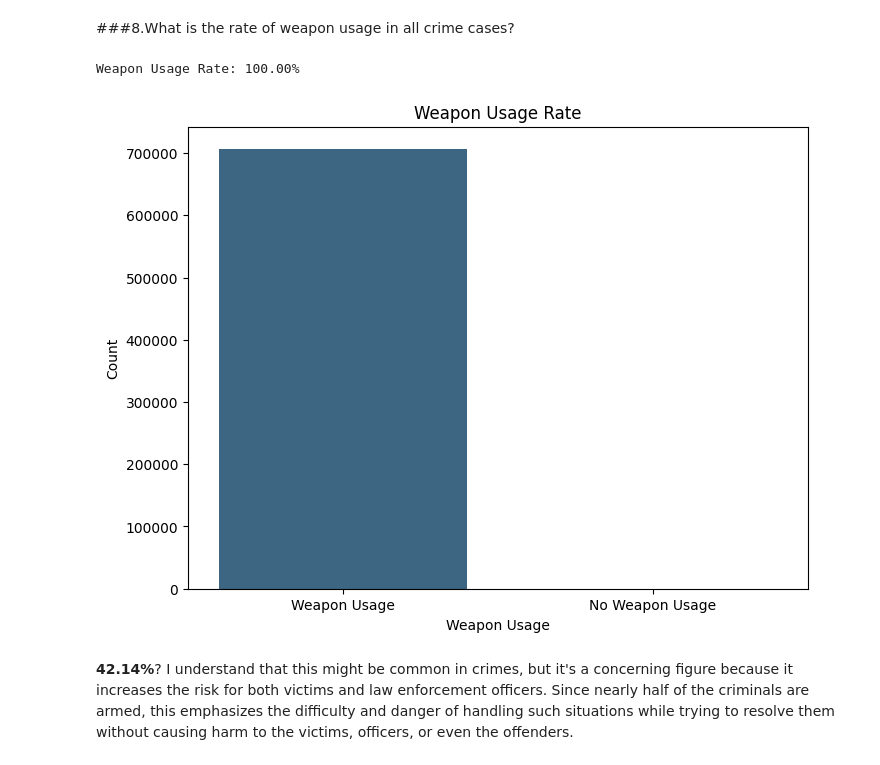
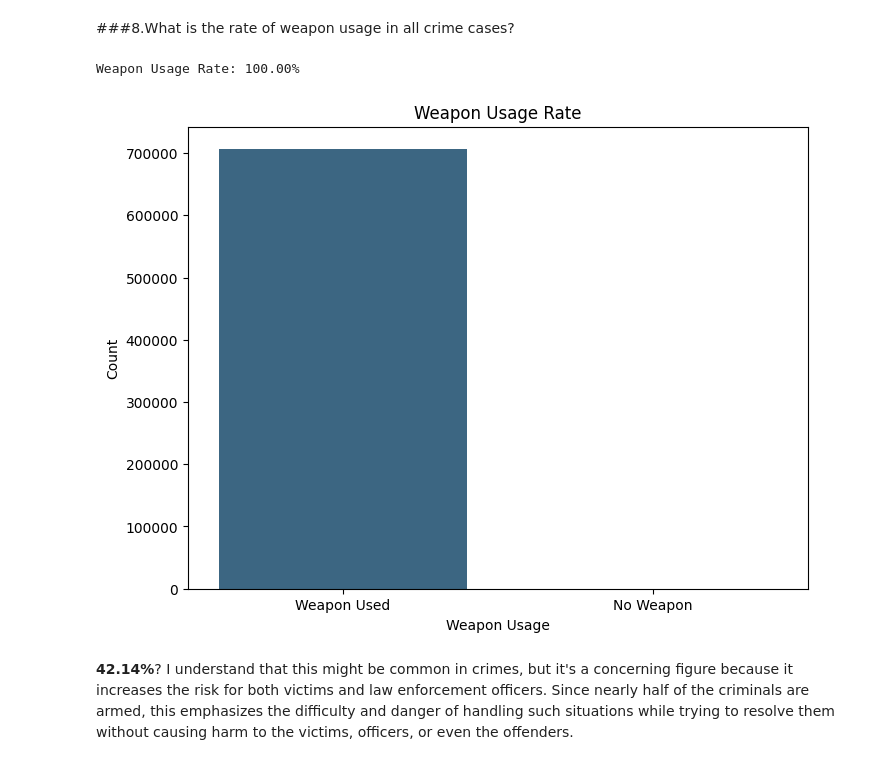
Before and after one commit to DioSurreal/Crime-Data-Analysis, a Jupyter notebook: Crime_Data_Analysis.ipynb, the cells around one changed output. Cells and saved outputs as stored; diff of their text form; code cells hidden in the pictures.

```diff
--- a/Crime_Data_Analysis.ipynb
+++ b/Crime_Data_Analysis.ipynb
@@ -646,23 +677,27 @@ From the graph, it is evident that crimes committed by juveniles represent a ver
 # %% [markdown]
 ###8.What is the rate of weapon usage in all crime cases?
 # %%
+# Count crimes involving weapons
 weapon_count = df_cleaned[df_cleaned['weapon_desc'] != 'NO WEAPON'].shape[0]
 no_weapon_count = df_cleaned[df_cleaned['weapon_desc'] == 'NO WEAPON'].shape[0]
-weapon_rate = weapon_count/df_cleaned.shape[0] * 100
 
+# Calculate weapon usage rate
+weapon_rate = weapon_count / df_cleaned.shape[0] * 100
 print(f'Weapon Usage Rate: {weapon_rate:.2f}%')
 
-df_weapon = pd.DataFrame({'weapon_usage': ['Weapon Usage','No Weapon Usage'], 'rate': [weapon_count,no_weapon_count]})
+# Create a DataFrame for visualization
+df_weapon = pd.DataFrame({'Weapon Usage': ['Weapon Used', 'No Weapon'], 'Count': [weapon_count, no_weapon_count]})
+
+# Plot weapon usage rate
 plt.figure(figsize=(8, 6))
-sns.barplot(x='weapon_usage', y='rate',data= df_weapon, palette='viridis')
+sns.barplot(x='Weapon Usage', y='Count', data=df_weapon, palette='viridis')
 plt.xlabel('Weapon Usage')
 plt.ylabel('Count')
-
 plt.title('Weapon Usage Rate')
 plt.show()
 # %% [output]
 Weapon Usage Rate: 100.00%
-[figure, old version]
+[figure, new version]
 # %% [markdown]
 **42.14%**? I understand that this might be common in crimes, but it's a concerning figure because it increases the risk for both victims and law enforcement officers. Since nearly half of the criminals are armed, this emphasizes the difficulty and danger of handling such situations while trying to resolve them without causing harm to the victims, officers, or even the offenders.
 # %% [markdown]
```
Also changed, not shown: parts of 74 cells of this notebook.
